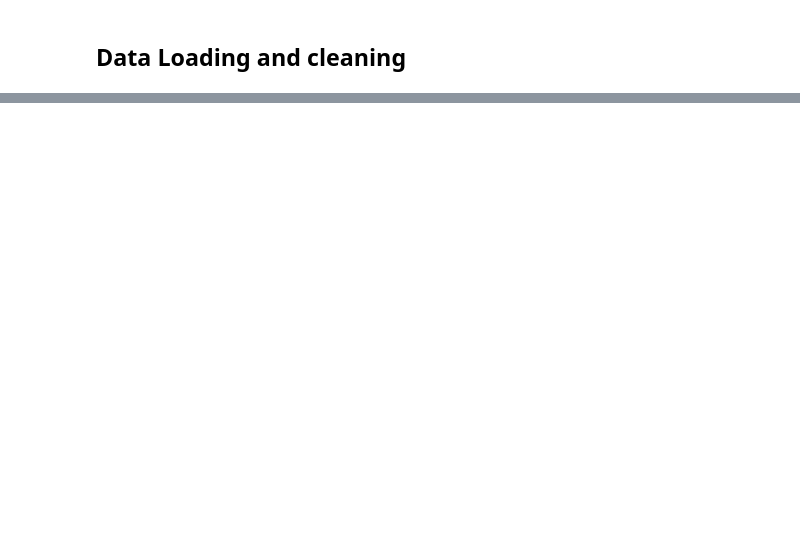
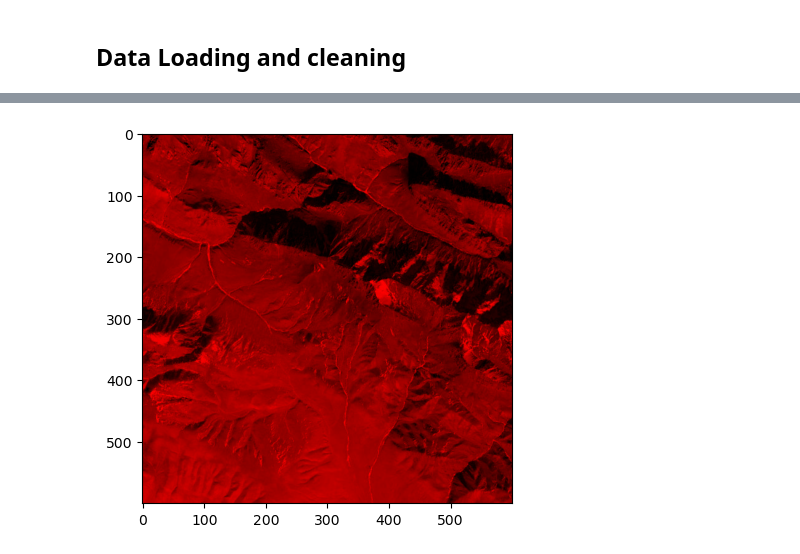
Before and after one commit to bennymiddel/personal_projects, a Jupyter notebook: 05_image_recognition/01_data_loading.ipynb, the cells around one changed output, grey strips where cells are left out. Saved outputs shown, nothing was run; the diff lists cells and outputs as text; code cells hidden in the pictures; blank space fills up the shorter version.

```diff
--- a/05_image_recognition/01_data_loading.ipynb
+++ b/05_image_recognition/01_data_loading.ipynb
@@ -273,0 +23,11 @@ inference(model = m.to(device), device = device, test_dl = ts_dl, num_ims = 20,
+# %%
+test = image.copy()
+r = np.array(test)
+# setting green and blue channels to 0
+r[:, :, 1] = 0
+r[:, :, 2] = 0
+
+plt.imshow(r)
+plt.show()
+# %% [output]
+[figure, added]
```
Also changed, not shown: parts of 12 cells of this notebook.
